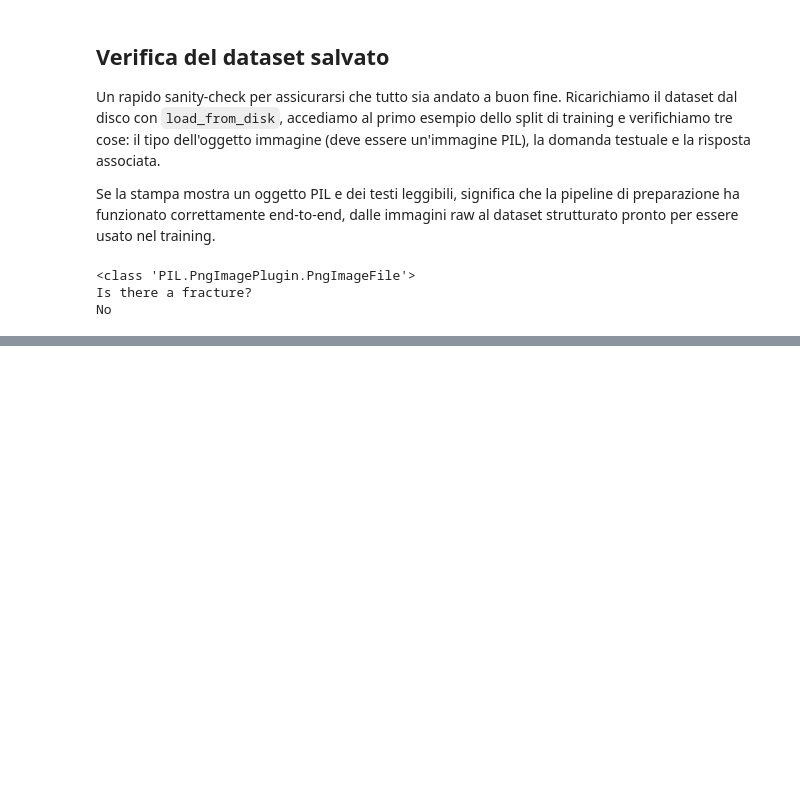
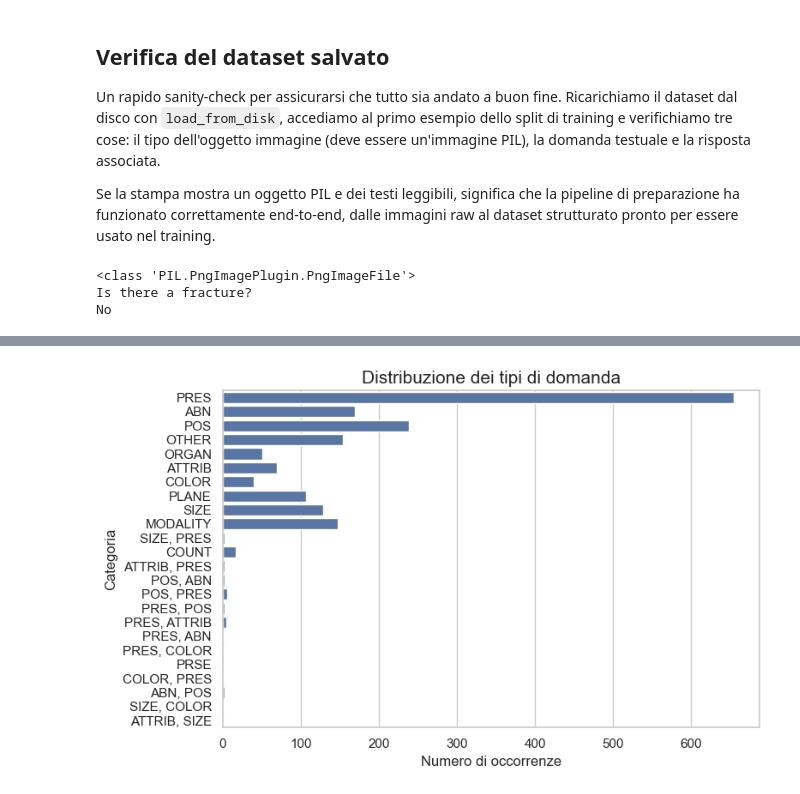
Before and after one commit to angelopaldino/Medical-Visual-QA, a Jupyter notebook: dataset.ipynb, the cells around one changed output, grey strips where cells are left out. Cells and saved outputs as stored; diff of their text form; code cells hidden in the pictures; blank space fills up the shorter version.

```diff
--- a/dataset.ipynb
+++ b/dataset.ipynb
@@ -154,0 +204,15 @@ No
+# %%
+df_plot3 = df_train[['question_type']].copy()
+df_plot3['question_type'] = df_plot3['question_type'].str.strip().str.upper()
+
+sns.set_theme(style="whitegrid")
+plt.figure(figsize=(8,5))
+
+sns.countplot(data=df_plot3,y="question_type")
+plt.title("Distribuzione dei tipi di domanda",fontsize=15)
+plt.xlabel("Numero di occorrenze")
+plt.ylabel("Categoria")
+plt.tight_layout()
+plt.show()
+# %% [output]
+[figure, added]
```
Also changed, not shown: parts of 5 cells of this notebook, 3 other files.
